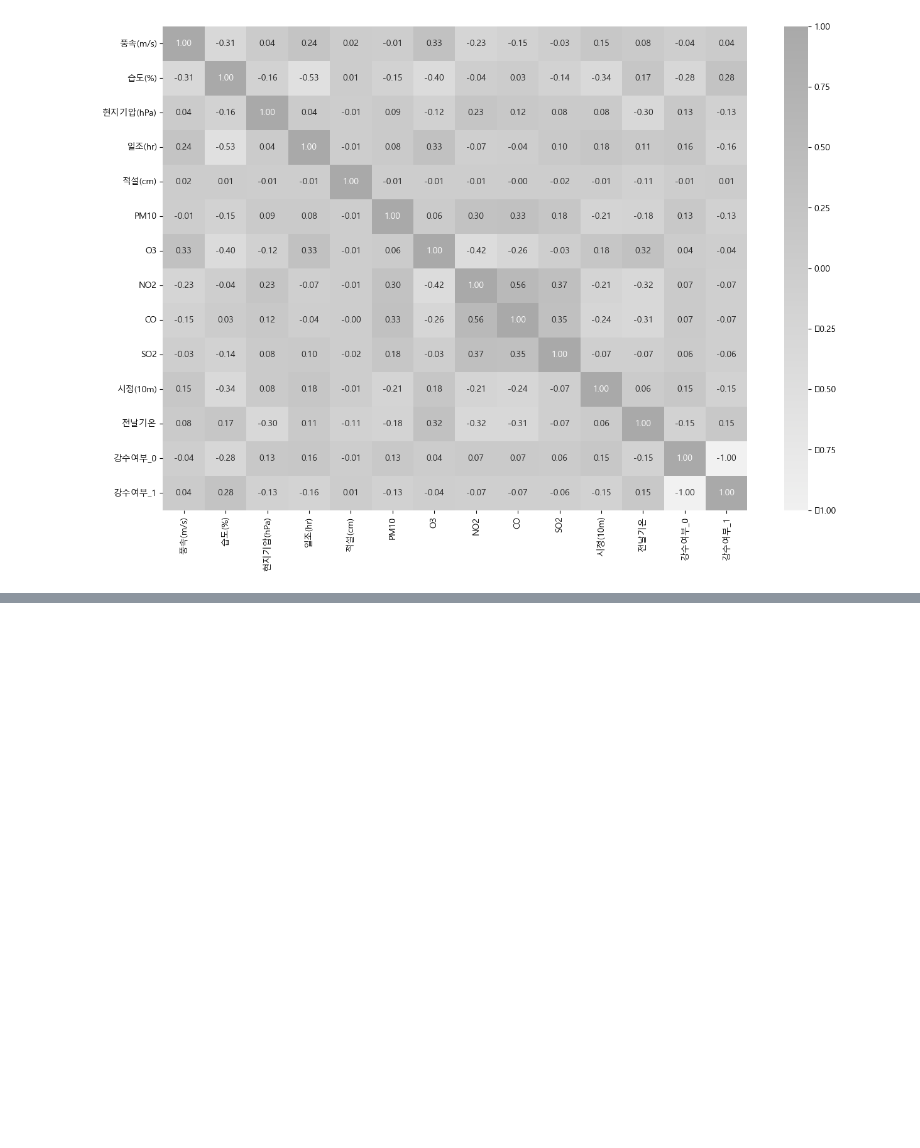
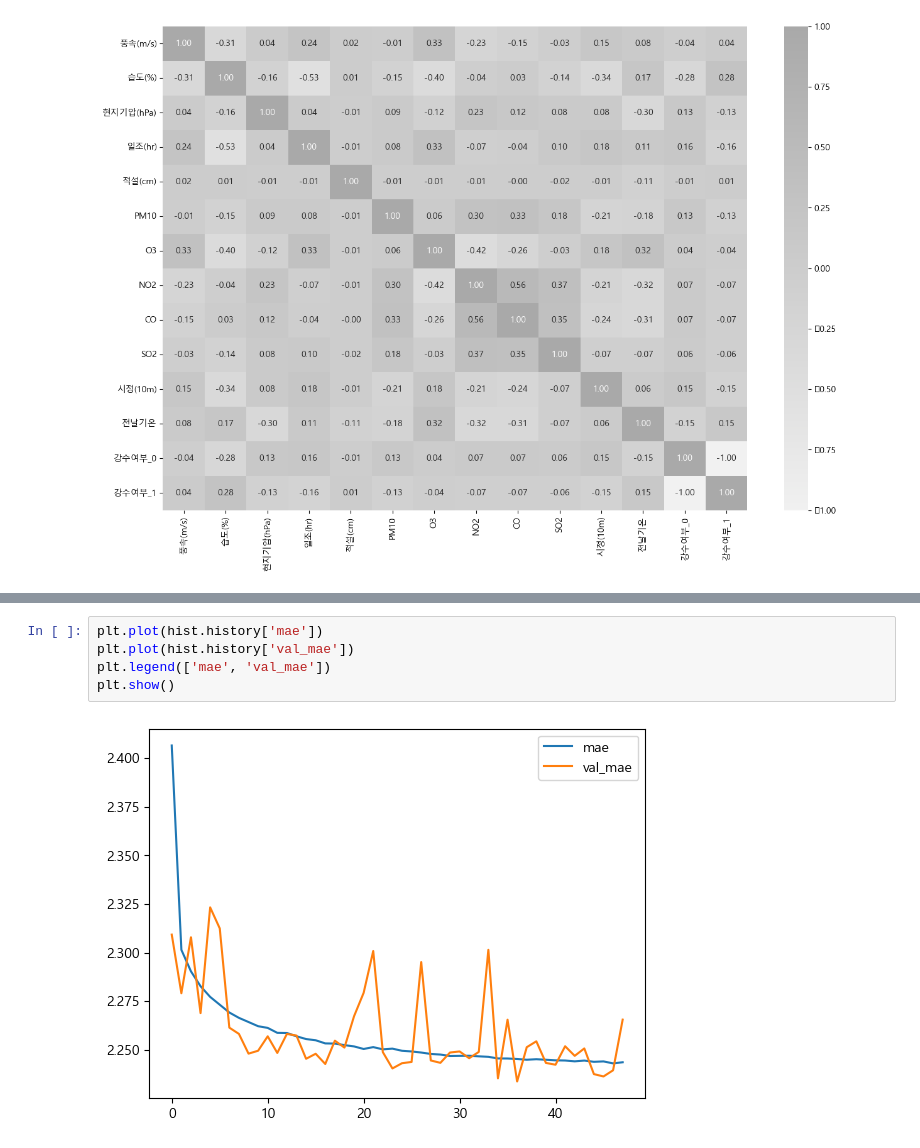
Before and after one commit to HyunJW/weather, a Jupyter notebook: 모형을 통한 회귀분석.ipynb, the cells around one changed output, grey strips where cells are left out. Saved outputs shown, nothing was run; the diff lists cells and outputs as text; blank space fills up the shorter version.

```diff
--- a/모형을 통한 회귀분석.ipynb
+++ b/모형을 통한 회귀분석.ipynb
@@ -313,0 +389,7 @@ print('검증용:',model_RSCV_forest.score(X_test, y_test))
+# %%
+plt.plot(hist.history['mae'])
+plt.plot(hist.history['val_mae'])
+plt.legend(['mae', 'val_mae'])
+plt.show()
+# %% [output]
+[figure, added]
```
Also changed, not shown: parts of 23 cells of this notebook.
